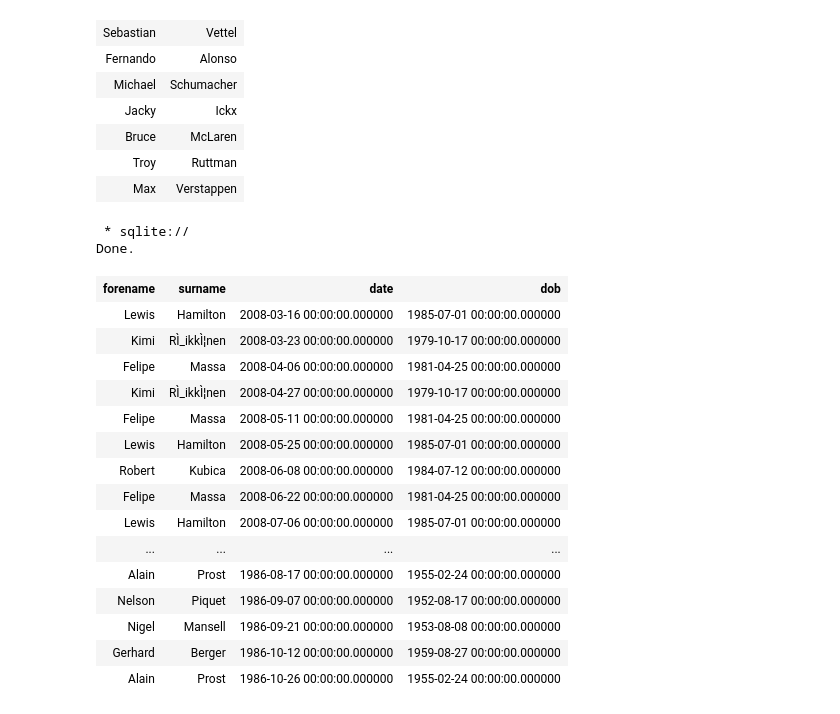
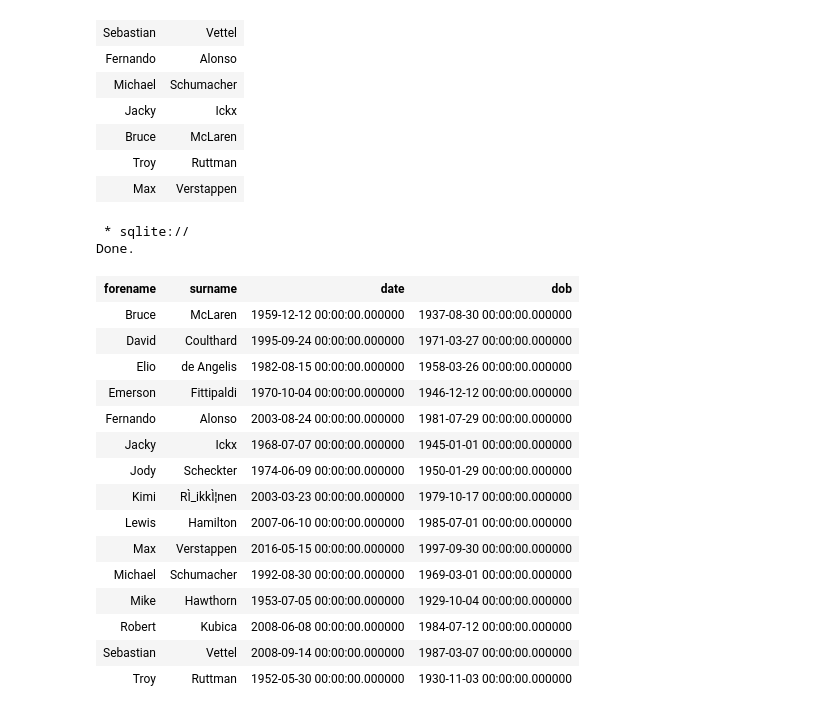
Before and after one commit to jla524/f1-analysis, a Jupyter notebook: formula-1-data-analysis.ipynb, the cells around one changed output. Drawn from its saved outputs; the diff is of its cells as text; code cells hidden in the pictures.

```diff
--- a/formula-1-data-analysis.ipynb
+++ b/formula-1-data-analysis.ipynb
@@ -488,40 +487,42 @@ Done.
 # %%
 %%sql
 
 -- Joining the tables in Python then calculating the time delta
 -- doesn't return the correct results either.
 
 -- Idea: Join tables in SQL and compute the time delta in Python.
 
 SELECT DISTINCT
        forename, surname,
-       date, dob
+       MIN(date) As date, dob
   FROM results re
   JOIN ddrivers d
-    ON re.driverId=d.driverId
+    ON re.driverId = d.driverId
 
   JOIN draces r
-    ON re.raceId=r.raceId
- WHERE position=1;
+    ON re.raceId = r.raceId
+ WHERE position = 1
+   AND date - dob < 25
+ GROUP BY forename, surname;
 # %% [output]
  * sqlite://
 Done.
 | forename | surname | date | dob |
-| Lewis | Hamilton | 2008-03-16 00:00:00.000000 | 1985-07-01 00:00:00.000000 |
-| Kimi | RÌ_ikkÌ¦nen | 2008-03-23 00:00:00.000000 | 1979-10-17 00:00:00.000000 |
-| Felipe | Massa | 2008-04-06 00:00:00.000000 | 1981-04-25 00:00:00.000000 |
-| Kimi | RÌ_ikkÌ¦nen | 2008-04-27 00:00:00.000000 | 1979-10-17 00:00:00.000000 |
-| Felipe | Massa | 2008-05-11 00:00:00.000000 | 1981-04-25 00:00:00.000000 |
-| Lewis | Hamilton | 2008-05-25 00:00:00.000000 | 1985-07-01 00:00:00.000000 |
+| Bruce | McLaren | 1959-12-12 00:00:00.000000 | 1937-08-30 00:00:00.000000 |
+| David | Coulthard | 1995-09-24 00:00:00.000000 | 1971-03-27 00:00:00.000000 |
+| Elio | de Angelis | 1982-08-15 00:00:00.000000 | 1958-03-26 00:00:00.000000 |
+| Emerson | Fittipaldi | 1970-10-04 00:00:00.000000 | 1946-12-12 00:00:00.000000 |
+| Fernando | Alonso | 2003-08-24 00:00:00.000000 | 1981-07-29 00:00:00.000000 |
+| Jacky | Ickx | 1968-07-07 00:00:00.000000 | 1945-01-01 00:00:00.000000 |
+| Jody | Scheckter | 1974-06-09 00:00:00.000000 | 1950-01-29 00:00:00.000000 |
+| Kimi | RÌ_ikkÌ¦nen | 2003-03-23 00:00:00.000000 | 1979-10-17 00:00:00.000000 |
+| Lewis | Hamilton | 2007-06-10 00:00:00.000000 | 1985-07-01 00:00:00.000000 |
+| Max | Verstappen | 2016-05-15 00:00:00.000000 | 1997-09-30 00:00:00.000000 |
+| Michael | Schumacher | 1992-08-30 00:00:00.000000 | 1969-03-01 00:00:00.000000 |
+| Mike | Hawthorn | 1953-07-05 00:00:00.000000 | 1929-10-04 00:00:00.000000 |
 | Robert | Kubica | 2008-06-08 00:00:00.000000 | 1984-07-12 00:00:00.000000 |
-| Felipe | Massa | 2008-06-22 00:00:00.000000 | 1981-04-25 00:00:00.000000 |
-| Lewis | Hamilton | 2008-07-06 00:00:00.000000 | 1985-07-01 00:00:00.000000 |
-| ... | ... | ... | ... |
-| Alain | Prost | 1986-08-17 00:00:00.000000 | 1955-02-24 00:00:00.000000 |
-| Nelson | Piquet | 1986-09-07 00:00:00.000000 | 1952-08-17 00:00:00.000000 |
-| Nigel | Mansell | 1986-09-21 00:00:00.000000 | 1953-08-08 00:00:00.000000 |
-| Gerhard | Berger | 1986-10-12 00:00:00.000000 | 1959-08-27 00:00:00.000000 |
-| Alain | Prost | 1986-10-26 00:00:00.000000 | 1955-02-24 00:00:00.000000 |
+| Sebastian | Vettel | 2008-09-14 00:00:00.000000 | 1987-03-07 00:00:00.000000 |
+| Troy | Ruttman | 1952-05-30 00:00:00.000000 | 1930-11-03 00:00:00.000000 |
 # %%
 # Convert the query results to a DataFrame
 
```
Also changed, not shown: parts of 4 cells of this notebook.
